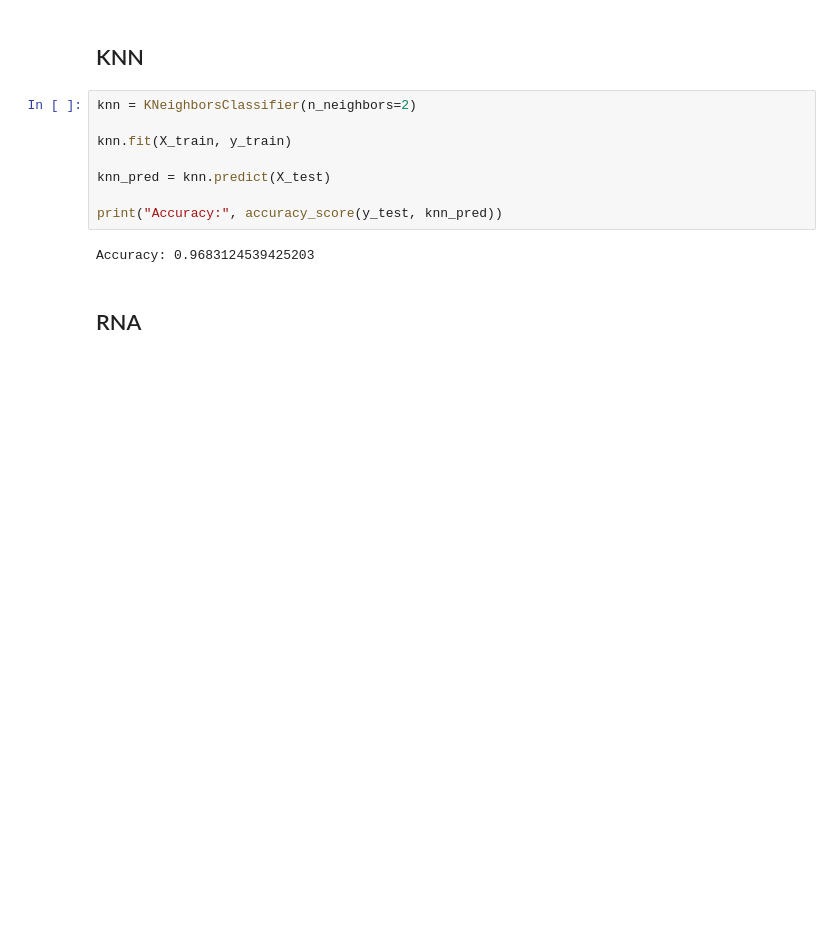
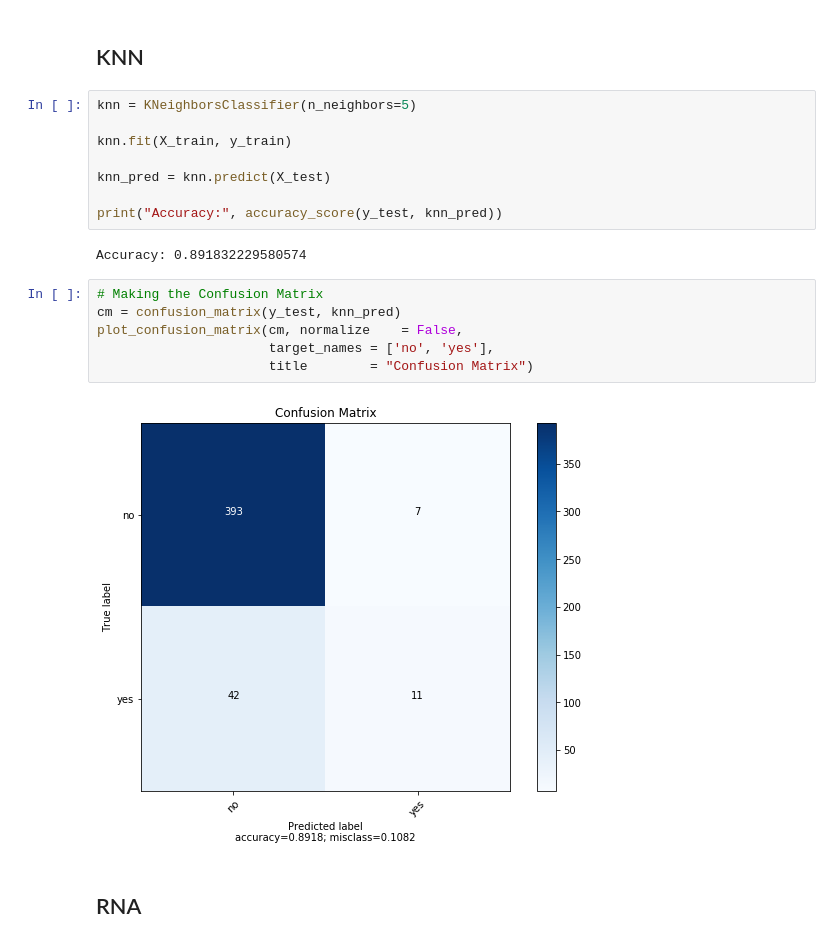
Before and after one commit to daemonsoft/Bank_Marketing_ML, a Jupyter notebook: Proyecto.ipynb, the cells around one changed output. Drawn from its saved outputs; the diff is of its cells as text; blank space fills up the shorter version.

```diff
--- a/Proyecto.ipynb
+++ b/Proyecto.ipynb
@@ -137,7 +134,7 @@ Number of mislabeled points out of a total 1357 points : 3, performance 99.78%
 # %% [markdown]
 ## KNN
 # %%
-knn = KNeighborsClassifier(n_neighbors=2)
+knn = KNeighborsClassifier(n_neighbors=5)
 
 knn.fit(X_train, y_train)
 
@@ -145,7 +142,15 @@ knn_pred = knn.predict(X_test)
 
 print("Accuracy:", accuracy_score(y_test, knn_pred))
 # %% [output]
-Accuracy: 0.9683124539425203
+Accuracy: 0.891832229580574
+# %%
+# Making the Confusion Matrix
+cm = confusion_matrix(y_test, knn_pred)
+plot_confusion_matrix(cm, normalize    = False,
+                      target_names = ['no', 'yes'],
+                      title        = "Confusion Matrix")
+# %% [output]
+[figure, added]
 # %% [markdown]
 ## RNA
 # %%
```
Also changed, not shown: parts of 18 cells of this notebook.
